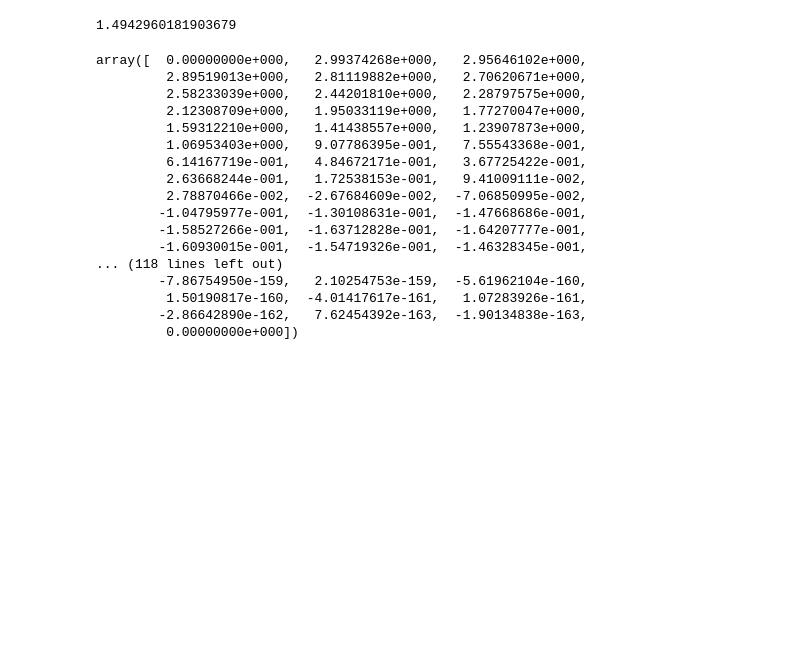
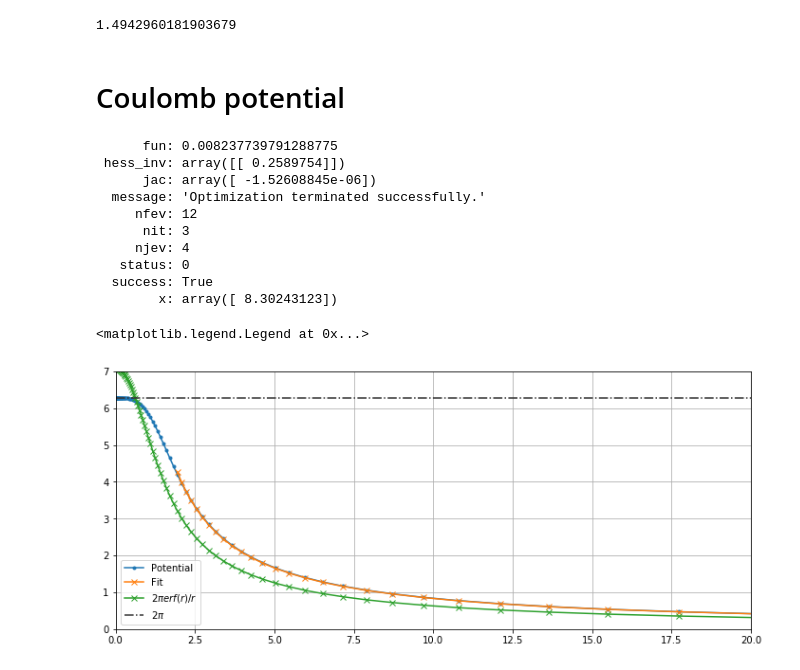
Before and after one commit to cp2k/libni, a Jupyter notebook: ipynb/test.ipynb, the cells around one changed output. Saved outputs shown, nothing was run; the diff lists cells and outputs as text; code cells hidden in the pictures; blank space fills up the shorter version.

```diff
--- a/ipynb/test.ipynb
+++ b/ipynb/test.ipynb
@@ -120,23 +120,47 @@ plt.axhline(0, color='#333333')
 np.sum(prod)*(r[1]-r[0])
 # %% [output]
 1.4942960181903679
-# %%
-y2
-# %% [output]
-array([  0.00000000e+000,   2.99374268e+000,   2.95646102e+000,
-         2.89519013e+000,   2.81119882e+000,   2.70620671e+000,
-         2.58233039e+000,   2.44201810e+000,   2.28797575e+000,
-         2.12308709e+000,   1.95033119e+000,   1.77270047e+000,
-         1.59312210e+000,   1.41438557e+000,   1.23907873e+000,
-         1.06953403e+000,   9.07786395e-001,   7.55543368e-001,
-         6.14167719e-001,   4.84672171e-001,   3.67725422e-001,
-         2.63668244e-001,   1.72538153e-001,   9.41009111e-002,
-         2.78870466e-002,  -2.67684609e-002,  -7.06850995e-002,
-        -1.04795977e-001,  -1.30108631e-001,  -1.47668686e-001,
-        -1.58527266e-001,  -1.63712828e-001,  -1.64207777e-001,
-        -1.60930015e-001,  -1.54719326e-001,  -1.46328345e-001,
-... (118 lines left out)
-        -7.86754950e-159,   2.10254753e-159,  -5.61962104e-160,
-         1.50190817e-160,  -4.01417617e-161,   1.07283926e-161,
-        -2.86642890e-162,   7.62454392e-163,  -1.90134838e-163,
-         0.00000000e+000])
+# %% [markdown]
+# Coulomb potential
+# %%
+from scipy.optimize import minimize
+from scipy.special import erf, erfc
+def error(fac, r, pot):
+    return np.sum( (pot-(fac/r))**2 )
+# %%
+a = np.loadtxt('../coulomb')
+r = a[:,0]
+pot = a[:,1]
+
+r_f = a[60:,0]
+pot_f = a[60:,1]
+
+res = minimize(error, 1.0, args=(r_f, pot_f))
+print(res)
+
+plt.figure(figsize=(12,5))
+
+plt.plot(r, pot, '.-', label='Potential')
+plt.plot(r_f, res.x*1./r_f, 'x-', label='Fit')
+plt.plot(r, 2*np.pi*erf(r)/r, 'x-', label='$2\pi erf(r)/r$')
+
+plt.xlim(0, 20)
+plt.ylim(0, 7)
+
+plt.axhline(np.pi*2, color='#333333', ls='-.', label='$2\pi$')
+
+plt.grid()
+plt.legend()
+# %% [output]
+      fun: 0.008237739791288775
+ hess_inv: array([[ 0.2589754]])
+      jac: array([ -1.52608845e-06])
+  message: 'Optimization terminated successfully.'
+     nfev: 12
+      nit: 3
+     njev: 4
+   status: 0
+  success: True
+        x: array([ 8.30243123])
+<matplotlib.legend.Legend at 0x...>
+[figure, added]
```
Also changed, not shown: parts of 9 cells of this notebook, 5 other files.
